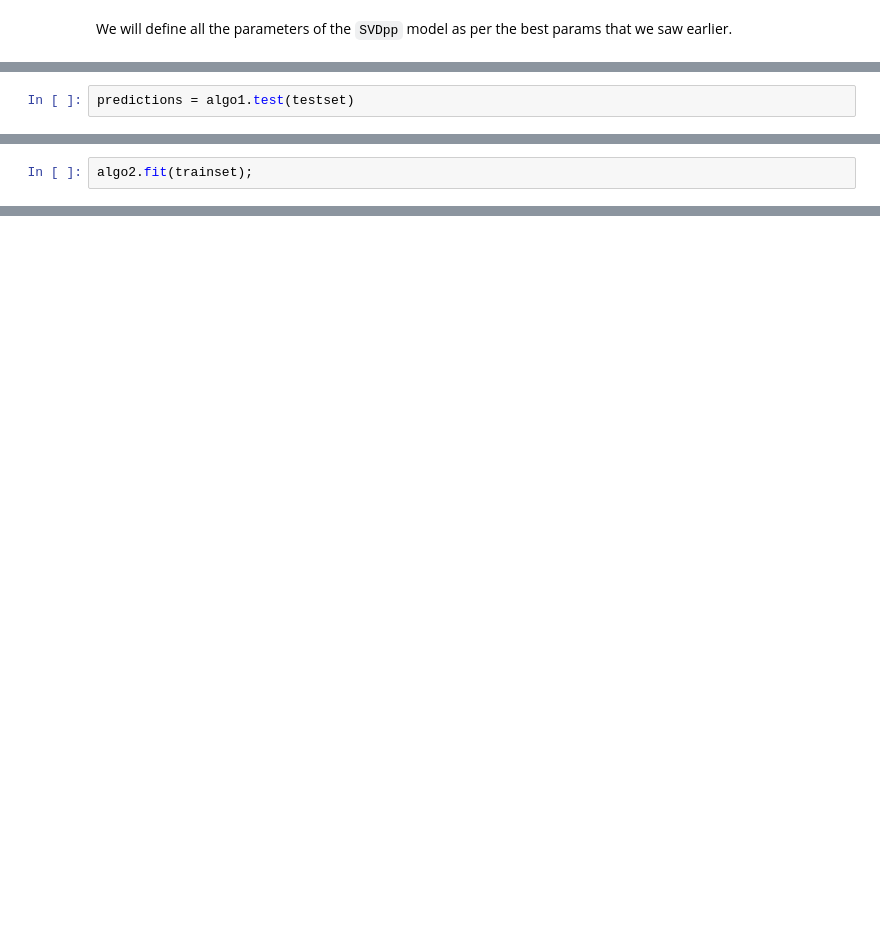
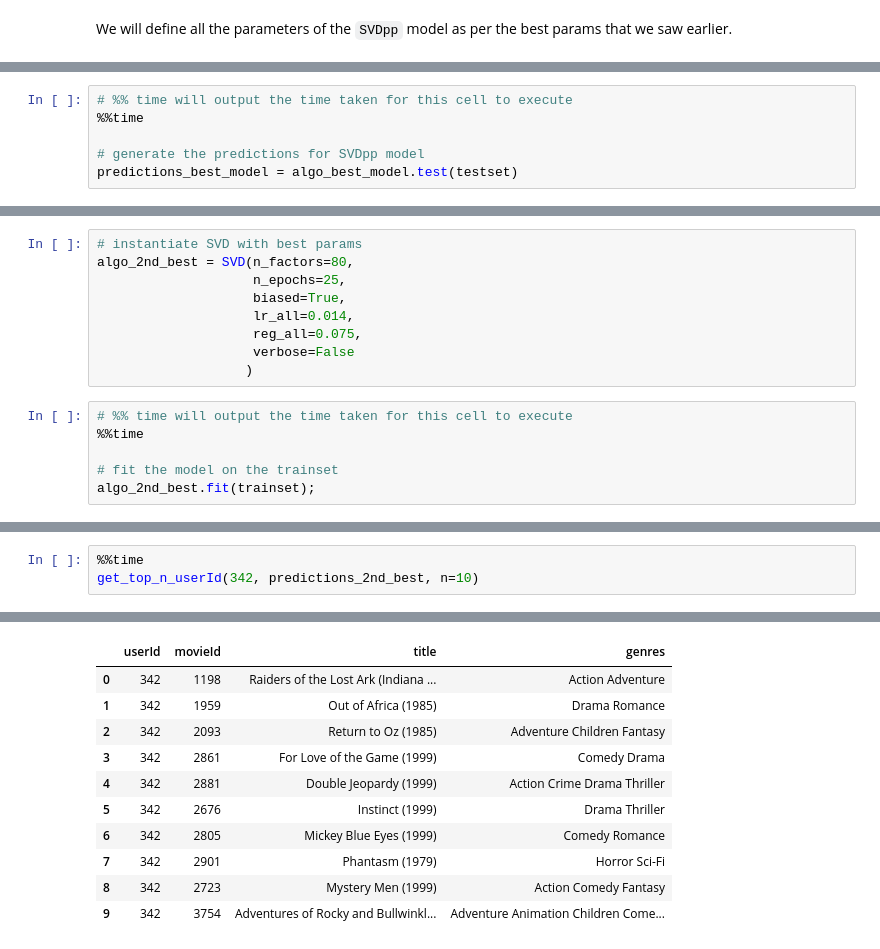
Before and after one commit to sujayjangam/Movie-Recommender-System, a Jupyter notebook: 3_Surprise_Library_Models.ipynb, the cells around one changed output, grey strips where cells are left out. Saved outputs shown, nothing was run; the diff lists cells and outputs as text; blank space fills up the shorter version.

```diff
--- a/3_Surprise_Library_Models.ipynb
+++ b/3_Surprise_Library_Models.ipynb
@@ -760,2 +783,6 @@ algo1.fit(trainset);
 # %%
-predictions = algo1.test(testset)
+# %% time will output the time taken for this cell to execute
+%%time
+
+# generate the predictions for SVDpp model
+predictions_best_model = algo_best_model.test(testset)
@@ -787,2 +809,15 @@ algo2 = SVD(n_factors=80,
+# %%
+# instantiate SVD with best params
+algo_2nd_best = SVD(n_factors=80,
+                    n_epochs=25,
+                    biased=True,
+                    lr_all=0.014,
+                    reg_all=0.075,
+                    verbose=False
+                   )
 # %%
-algo2.fit(trainset);
+# %% time will output the time taken for this cell to execute
+%%time
+
+# fit the model on the trainset
+algo_2nd_best.fit(trainset);
@@ -906,0 +964,4 @@ data.raw_ratings = train_raw_ratings
+# %%
+%%time
+get_top_n_userId(342, predictions_2nd_best, n=10)
+# %% [output]
@@ -906,0 +969,11 @@ data.raw_ratings = train_raw_ratings
+|  | userId | movieId | title | genres |
+| 0 | 342 | 1198 | Raiders of the Lost Ark (Indiana ... | Action Adventure |
+| 1 | 342 | 1959 | Out of Africa (1985) | Drama Romance |
+| 2 | 342 | 2093 | Return to Oz (1985) | Adventure Children Fantasy |
+| 3 | 342 | 2861 | For Love of the Game (1999) | Comedy Drama |
+| 4 | 342 | 2881 | Double Jeopardy (1999) | Action Crime Drama Thriller |
+| 5 | 342 | 2676 | Instinct (1999) | Drama Thriller |
+| 6 | 342 | 2805 | Mickey Blue Eyes (1999) | Comedy Romance |
+| 7 | 342 | 2901 | Phantasm (1979) | Horror Sci-Fi |
+| 8 | 342 | 2723 | Mystery Men (1999) | Action Comedy Fantasy |
+| 9 | 342 | 3754 | Adventures of Rocky and Bullwinkl... | Adventure Animation Children Come... |
```
Also changed, not shown: parts of 138 cells of this notebook.
